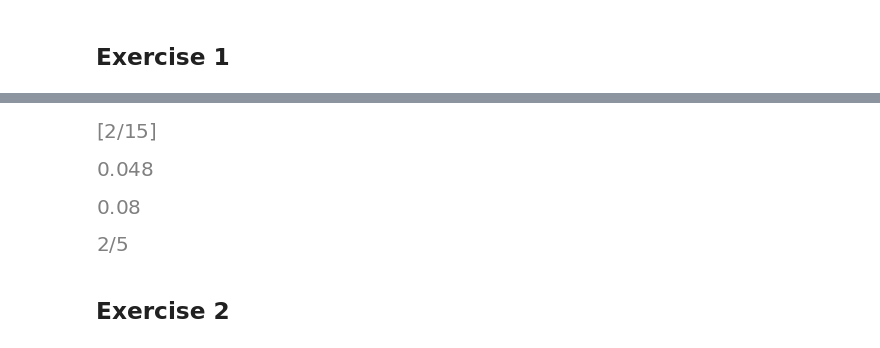
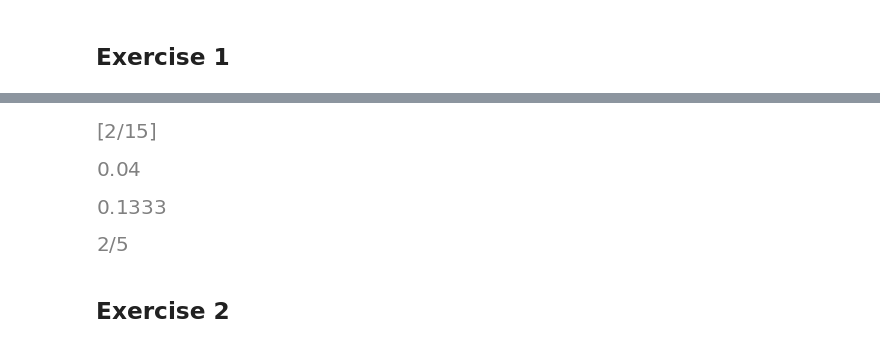
Before and after one commit to nickcernean/SMP_Exercises, a Jupyter notebook: Exam_Sessions/WiseflowExam4_10.ipynb, the cells around one changed output, grey strips where cells are left out. Drawn from its saved outputs; the diff is of its cells as text; code cells hidden in the pictures.

```diff
--- a/Exam_Sessions/WiseflowExam4_10.ipynb
+++ b/Exam_Sessions/WiseflowExam4_10.ipynb
@@ -63,41 +66,38 @@ display(Image(url='../images/Screenshot 2023-06-05 at 19.37.38.png', width=1200,
 # %%
 ## a
 x,y,c = sp.symbols('x,y,c')
 
 f_x_y = c
 
 s_1 = sp.integrate( sp.integrate(f_x_y, (y,x-1,x+1)), (x,1,4))
 s_2 = sp.integrate( sp.integrate(f_x_y, (y,0,x+1)), (x,0,1))
 
 ## sum all the surfaces and solve the ecuation
 
 display(sp.solve(s_1 + s_2 - 1,c))
 
-## not sure about these though
 ## b
 ## it is joing prob so do the 2 integral
 f_x_y = R(2,15)
-result = sp.integrate(f_x_y, (x,0,0.6),(y,0,0.6))
-
+result = sp.integrate(f_x_y, (y,0,0.5),(x,0,0.6))
 display(result)
 
-## not sure about these though
+
 ## c
 f_x_y = R(2,15)
-result = sp.integrate(f_x_y, (x,0,0.6))
-
+result = sp.integrate(f_x_y, (x,0,0.5),(y,x-1,x+1))
 display(round(result,4))
 
 ## not sure about these though
 ## e
 f_x_y = R(2,15)
 result = sp.integrate(f_x_y, (x,1,4))
 
 display(result)
 # %% [output]
 [figure]
-[figure, old version]
+[figure, new version]
-[figure, old version]
+[figure, new version]
 [figure]
 # %% [markdown]
 ## Exercise 2
```
Also changed, not shown: parts of 12 cells of this notebook, 5 other files.
